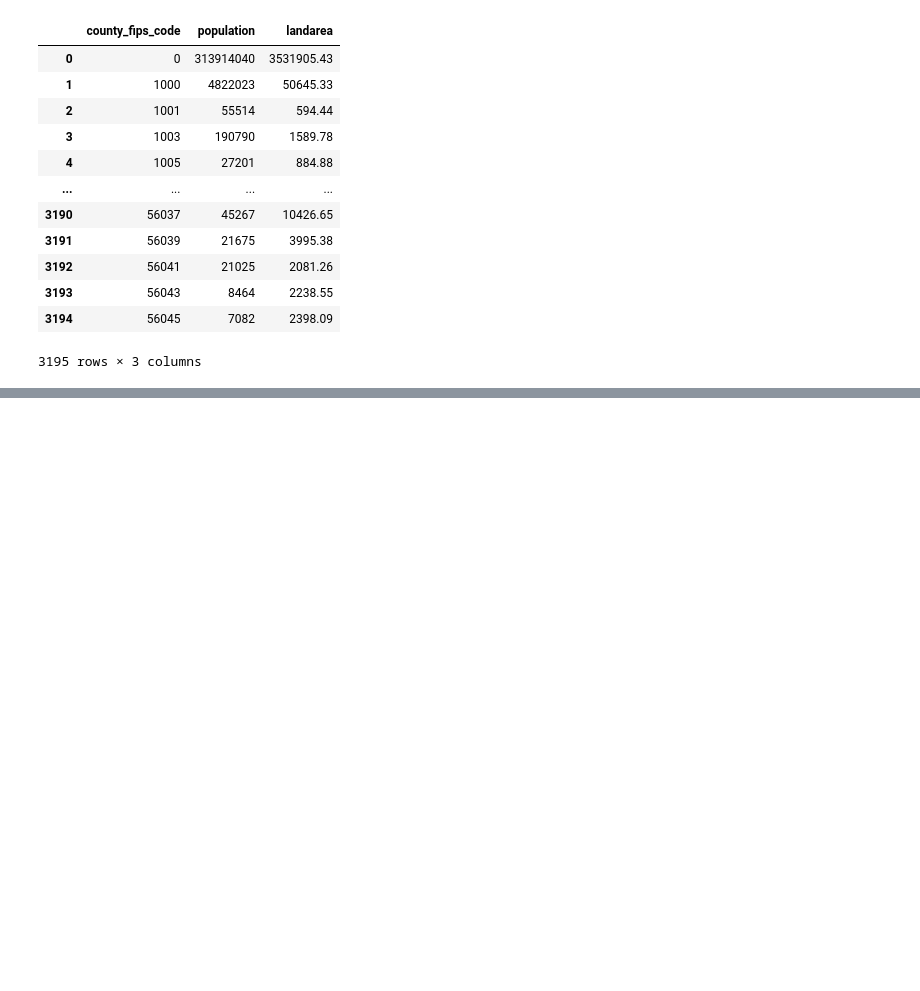
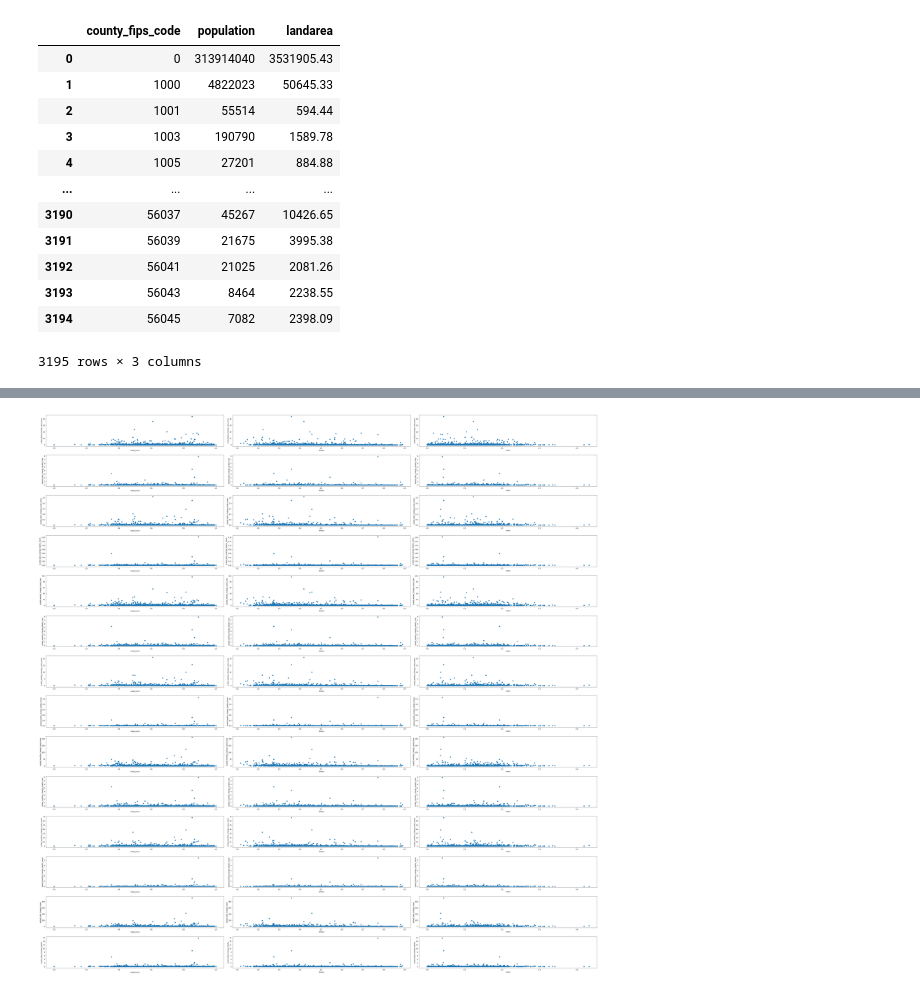
Before and after one commit to jace-kline/eecs-731-covid-masks, a Jupyter notebook: notebooks/mask-use.ipynb, the cells around one changed output, grey strips where cells are left out. Cells and saved outputs as stored; diff of their text form; code cells hidden in the pictures; blank space fills up the shorter version.

```diff
--- a/notebooks/mask-use.ipynb
+++ b/notebooks/mask-use.ipynb
@@ -199,0 +315,14 @@ df_pops
+# %%
+change_features = list(df_counties_summ.columns)
+measures = ['mask_score', 'always', 'never']
+
+# Scale function: ((change in _ * landarea) / population^2) * 1000
+# This corrects for different change quantities depending on population of county
+# This also corrects for the density of population by muliplying by inverse of the density
+def scale(ftr):
+    return ((df_combined[ftr] * df_combined.landarea) / (df_combined.population * df_combined.population)) * 1000
+# %%
+# Define a new dataframe where we scale every attribute from summarized dataset
+df_summ_scaled = pd.DataFrame(list(map(scale, change_features))).T
+df_summ_scaled.columns = list(map(lambda s: 'scaled_' + s, change_features))
+df_summ_scaled
@@ -199,0 +344,25 @@ df_pops
+# %%
+def zip_index(lst):
+        return zip(range(0, len(lst)), lst)
+# %%
+scaled_features = list(df_summ_scaled.columns)
+
+def show_change_vs_masks():
+    fig, axs = plt.subplots(len(scaled_features), len(measures),
+                            figsize=(50,50))
+    # rows of subplots = change_features
+    # columns of subplots = measures
+
+    for (r, ftr) in zip_index(scaled_features):
+        for (c, measure) in zip_index(measures):
+            x = df_combined[measure]
+            y = df_summ_scaled[ftr]
+            axs[r][c].scatter(x, y)
+            axs[r][c].set_ylabel(ftr)
+            axs[r][c].set_xlabel(measure)
+    fig.tight_layout()
+    plt.show()
+# %%
+show_change_vs_masks()
+# %% [output]
+[figure, added]
```
Also changed, not shown: parts of 18 cells of this notebook, 1 other file.
